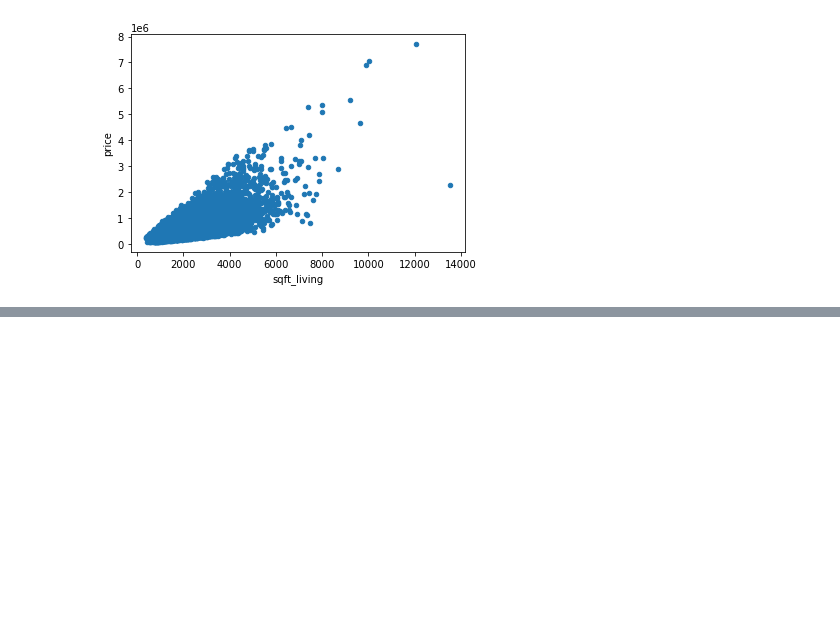
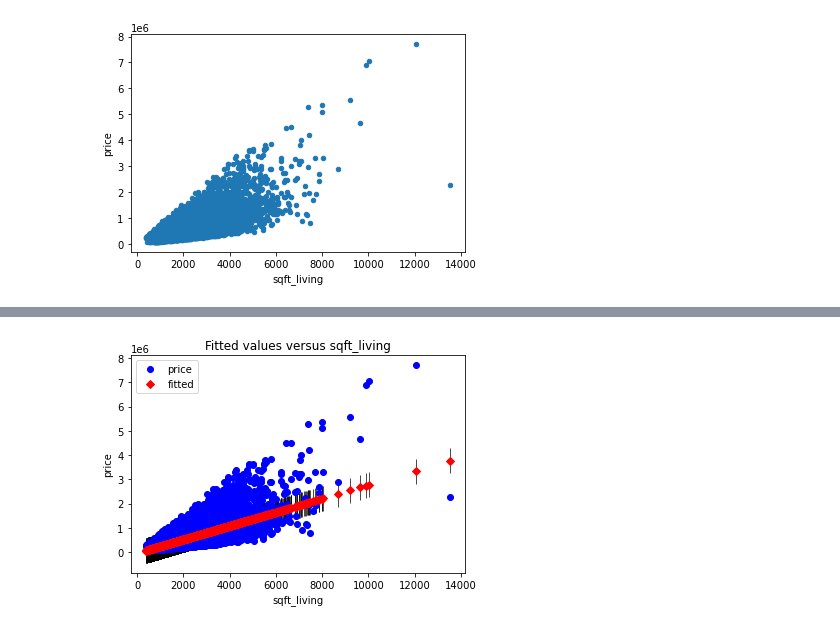
Before and after one commit to btbruno20/Analyzing-King-County-Housing, a Jupyter notebook: king_main.ipynb, the cells around one changed output, grey strips where cells are left out. Drawn from its saved outputs; the diff is of its cells as text; code cells hidden in the pictures; blank space fills up the shorter version.

```diff
--- a/king_main.ipynb
+++ b/king_main.ipynb
@@ -127,0 +219,5 @@ Name: sqft_living, dtype: float64
+# %%
+baseline_model2 = sm.OLS(y_train_kch, sm.add_constant(X_train_scaled))
+baseline_results2 = baseline_model2.fit()
+
+baseline_results2.summary()
@@ -129,6 +295,3 @@ Name: sqft_living, dtype: float64
 df.plot.scatter(x='sqft_living', y='price');
 # %% [output]
 [figure]
-# %%
-results = sm.OLS(df['sqft_living'], sm.add_constant(df[["price"]])).fit()
-results.params
@@ -162,0 +298,8 @@ strong multicollinearity or other numerical problems.
+# %%
+y2 = df['price']
+X_baseline = df['sqft_living']
+# %%
+baseline_model = sm.OLS(y2, sm.add_constant(X_baseline))
+baseline_results = baseline_model.fit()
+
+baseline_results.summary()
@@ -162,0 +328,5 @@ strong multicollinearity or other numerical problems.
+# %%
+sm.graphics.plot_fit(baseline_results, "sqft_living")
+plt.show()
+# %% [output]
+[figure, added]
```
Also changed, not shown: parts of 38 cells of this notebook.
